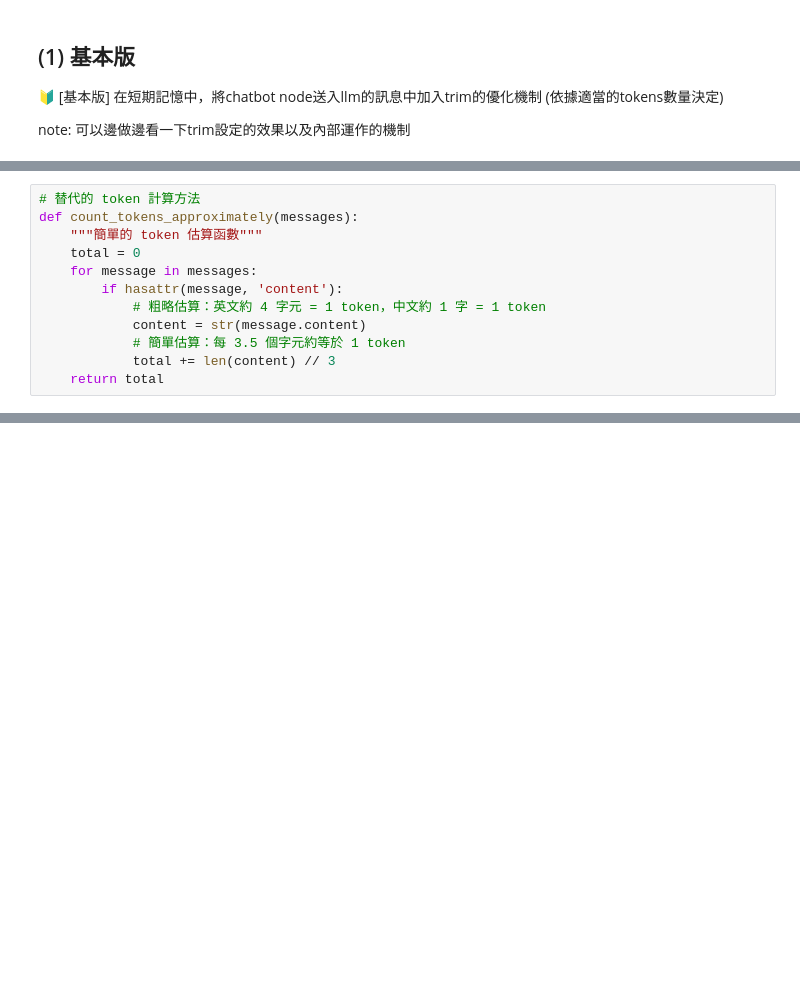
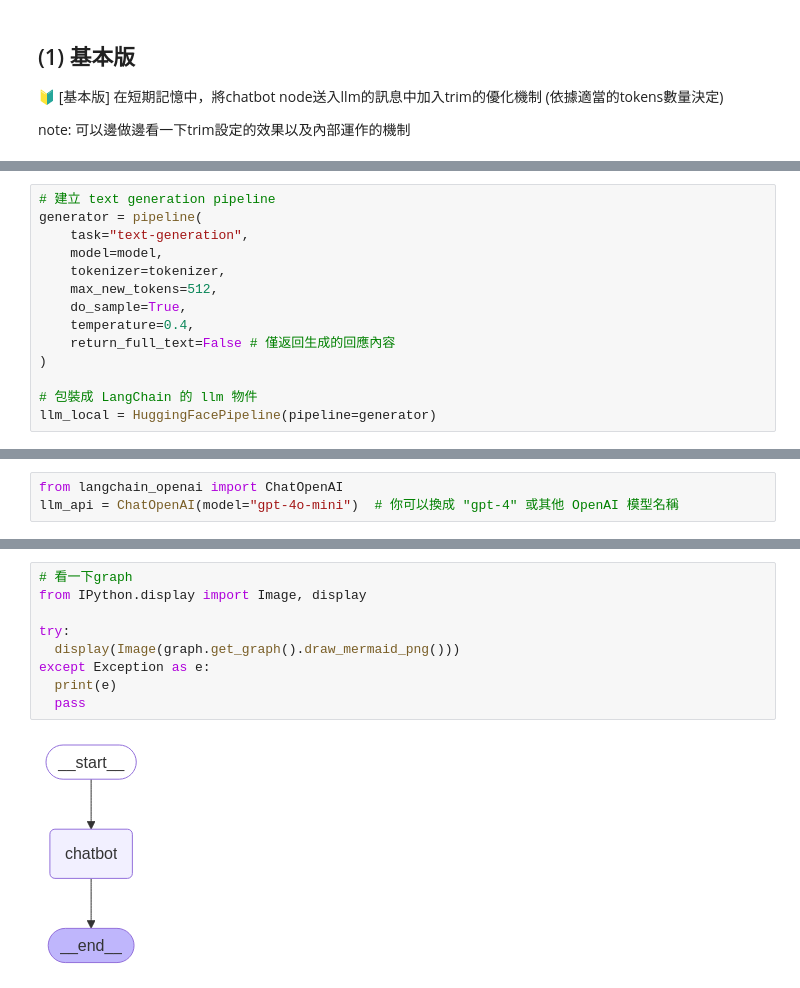
Before and after one commit to chenlichin/2025_Agent_club, a Jupyter notebook: R2/R2-Memory-hw.ipynb, the cells around one changed output, grey strips where cells are left out. Saved outputs shown, nothing was run; the diff lists cells and outputs as text; blank space fills up the shorter version.

```diff
--- a/R2/R2-Memory-hw.ipynb
+++ b/R2/R2-Memory-hw.ipynb
@@ -66,12 +56,0 @@ from pydantic import BaseModel
-# %%
-# 替代的 token 計算方法
-def count_tokens_approximately(messages):
-    """簡單的 token 估算函數"""
-    total = 0
-    for message in messages:
-        if hasattr(message, 'content'):
-            # 粗略估算：英文約 4 字元 = 1 token，中文約 1 字 = 1 token
-            content = str(message.content)
-            # 簡單估算：每 3.5 個字元約等於 1 token
-            total += len(content) // 3
-    return total
@@ -119,0 +83,14 @@ def create_basic_graph():
+# %%
+# 建立 text generation pipeline
+generator = pipeline(
+    task="text-generation",
+    model=model,
+    tokenizer=tokenizer,
+    max_new_tokens=512,
+    do_sample=True,
+    temperature=0.4,
+    return_full_text=False # 僅返回生成的回應內容
+)
+
+# 包裝成 LangChain 的 llm 物件
+llm_local = HuggingFacePipeline(pipeline=generator)
@@ -119,0 +104,3 @@ def create_basic_graph():
+# %%
+from langchain_openai import ChatOpenAI
+llm_api = ChatOpenAI(model="gpt-4o-mini")  # 你可以換成 "gpt-4" 或其他 OpenAI 模型名稱
@@ -119,0 +156,11 @@ def create_basic_graph():
+# %%
+# 看一下graph
+from IPython.display import Image, display
+
+try:
+  display(Image(graph.get_graph().draw_mermaid_png()))
+except Exception as e:
+  print(e)
+  pass
+# %% [output]
+[figure, added]
```
Also changed, not shown: parts of 39 cells of this notebook.
